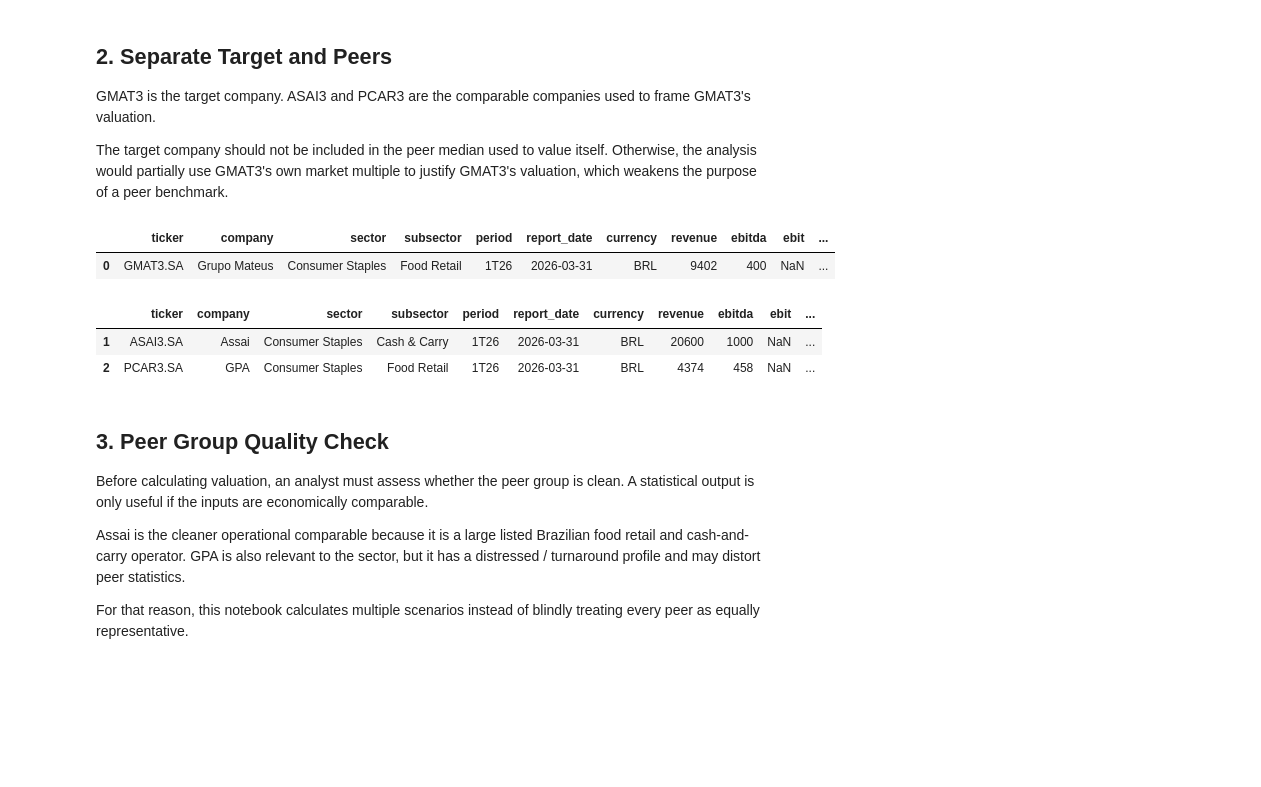
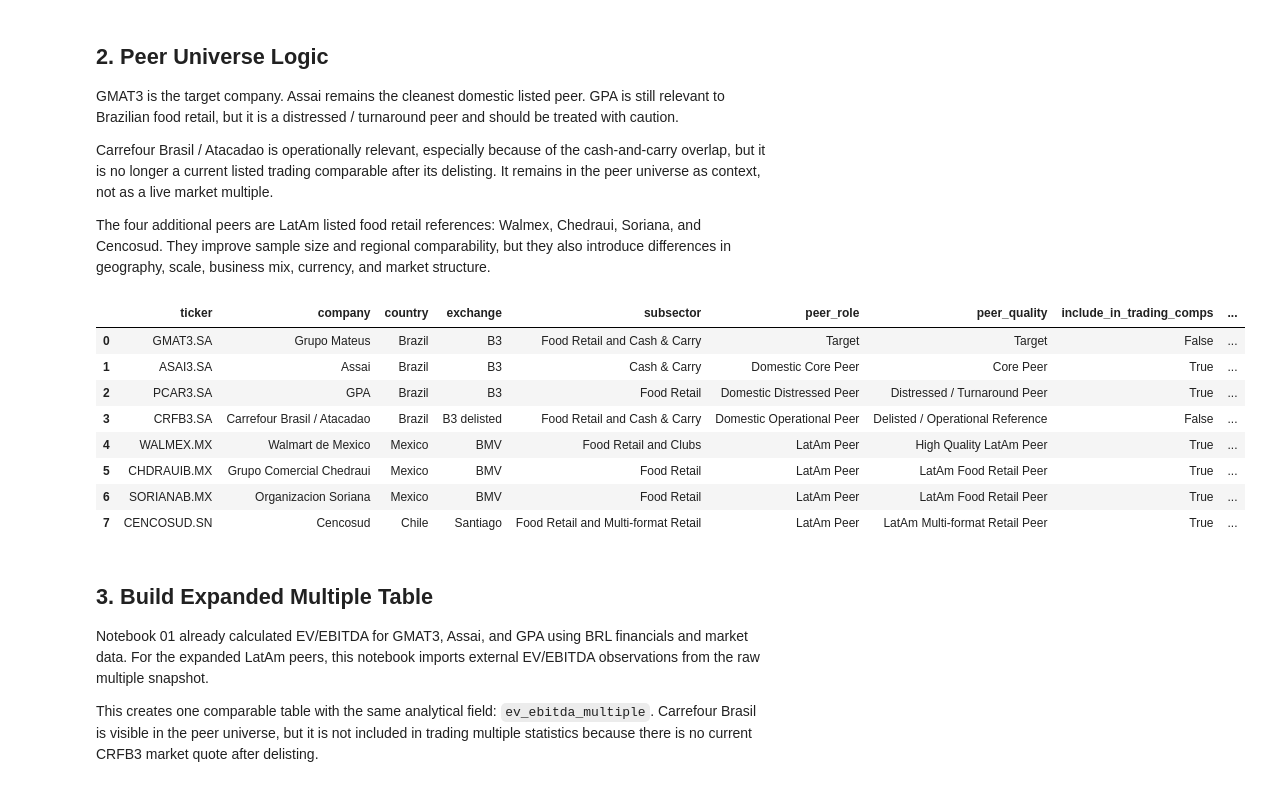
Before and after one commit to giorgiascherer21/gmat3-relative-valuation, a Jupyter notebook: notebooks/02-relative-valuation.ipynb, the cells around one changed output. Saved outputs shown, nothing was run; the diff lists cells and outputs as text; code cells hidden in the pictures; blank space fills up the shorter version.

```diff
--- a/notebooks/02-relative-valuation.ipynb
+++ b/notebooks/02-relative-valuation.ipynb
@@ -20,8 +24,19 @@ The notebook starts by loading the processed dataset created in notebook 01. Thi
 # %%
 processed_data_path = Path("../data/processed/master_valuation_dataset.csv")
+peer_universe_path = Path("../data/raw/peer_universe.csv")
+external_peer_multiples_path = Path("../data/raw/external_peer_multiples.csv")
+
 valuation_df = pd.read_csv(processed_data_path)
+peer_universe_df = pd.read_csv(peer_universe_path)
+external_peer_multiples_df = pd.read_csv(external_peer_multiples_path)
 
-valuation_df
+peer_universe_df["include_in_trading_comps"] = (
+    peer_universe_df["include_in_trading_comps"].astype(str).str.lower().eq("true")
+)
+
+display(valuation_df)
+display(peer_universe_df)
+display(external_peer_multiples_df)
 # %% [output]
 |  | ticker | company | sector | subsector | period | report_date | currency | revenue | ebitda | ebit | ... |
 | 0 | GMAT3.SA | Grupo Mateus | Consumer Staples | Food Retail | 1T26 | 2026-03-31 | BRL | 9402 | 400 | NaN | ... |
@@ -30,29 +59,43 @@ valuation_df
 # %% [markdown]
-## 2. Separate Target and Peers
+## 2. Peer Universe Logic
 
-GMAT3 is the target company. ASAI3 and PCAR3 are the comparable companies used to frame GMAT3's valuation.
+GMAT3 is the target company. Assai remains the cleanest domestic listed peer. GPA is still relevant to Brazilian food retail, but it is a distressed / turnaround peer and should be treated with caution.
 
-The target company should not be included in the peer median used to value itself. Otherwise, the analysis would partially use GMAT3's own market multiple to justify GMAT3's valuation, which weakens the purpose of a peer benchmark.
+Carrefour Brasil / Atacadao is operationally relevant, especially because of the cash-and-carry overlap, but it is no longer a current listed trading comparable after its delisting. It remains in the peer universe as context, not as a live market multiple.
+
+The four additional peers are LatAm listed food retail references: Walmex, Chedraui, Soriana, and Cencosud. They improve sample size and regional comparability, but they also introduce differences in geography, scale, business mix, currency, and market structure.
 # %%
 target_ticker = "GMAT3.SA"
 
-target_df = valuation_df[valuation_df["ticker"] == target_ticker].copy()
-peers_df = valuation_df[valuation_df["ticker"] != target_ticker].copy()
+target_df = valuation_df[valuation_df["ticker"].eq(target_ticker)].copy()
 
-display(target_df)
-display(peers_df)
+peer_universe_display_columns = [
+    "ticker",
+    "company",
+    "country",
+    "exchange",
+    "subsector",
+    "peer_role",
+    "peer_quality",
+    "include_in_trading_comps",
+    "notes",
+]
+
+peer_universe_df[peer_universe_display_columns]
 # %% [output]
-|  | ticker | company | sector | subsector | period | report_date | currency | revenue | ebitda | ebit | ... |
-| 0 | GMAT3.SA | Grupo Mateus | Consumer Staples | Food Retail | 1T26 | 2026-03-31 | BRL | 9402 | 400 | NaN | ... |
+|  | ticker | company | country | exchange | subsector | peer_role | peer_quality | include_in_trading_comps | ... |
+| 0 | GMAT3.SA | Grupo Mateus | Brazil | B3 | Food Retail and Cash & Carry | Target | Target | False | ... |
+| 1 | ASAI3.SA | Assai | Brazil | B3 | Cash & Carry | Domestic Core Peer | Core Peer | True | ... |
+| 2 | PCAR3.SA | GPA | Brazil | B3 | Food Retail | Domestic Distressed Peer | Distressed / Turnaround Peer | True | ... |
+| 3 | CRFB3.SA | Carrefour Brasil / Atacadao | Brazil | B3 delisted | Food Retail and Cash & Carry | Domestic Operational Peer | Delisted / Operational Reference | False | ... |
+| 4 | WALMEX.MX | Walmart de Mexico | Mexico | BMV | Food Retail and Clubs | LatAm Peer | High Quality LatAm Peer | True | ... |
+| 5 | CHDRAUIB.MX | Grupo Comercial Chedraui | Mexico | BMV | Food Retail | LatAm Peer | LatAm Food Retail Peer | True | ... |
+| 6 | SORIANAB.MX | Organizacion Soriana | Mexico | BMV | Food Retail | LatAm Peer | LatAm Food Retail Peer | True | ... |
+| 7 | CENCOSUD.SN | Cencosud | Chile | Santiago | Food Retail and Multi-format Retail | LatAm Peer | LatAm Multi-format Retail Peer | True | ... |
-|  | ticker | company | sector | subsector | period | report_date | currency | revenue | ebitda | ebit | ... |
-| 1 | ASAI3.SA | Assai | Consumer Staples | Cash & Carry | 1T26 | 2026-03-31 | BRL | 20600 | 1000 | NaN | ... |
-| 2 | PCAR3.SA | GPA | Consumer Staples | Food Retail | 1T26 | 2026-03-31 | BRL | 4374 | 458 | NaN | ... |
 # %% [markdown]
-## 3. Peer Group Quality Check
+## 3. Build Expanded Multiple Table
 
-Before calculating valuation, an analyst must assess whether the peer group is clean. A statistical output is only useful if the inputs are economically comparable.
+Notebook 01 already calculated EV/EBITDA for GMAT3, Assai, and GPA using BRL financials and market data. For the expanded LatAm peers, this notebook imports external EV/EBITDA observations from the raw multiple snapshot.
 
-Assai is the cleaner operational comparable because it is a large listed Brazilian food retail and cash-and-carry operator. GPA is also relevant to the sector, but it has a distressed / turnaround profile and may distort peer statistics.
-
-For that reason, this notebook calculates multiple scenarios instead of blindly treating every peer as equally representative.
+This creates one comparable table with the same analytical field: `ev_ebitda_multiple`. Carrefour Brasil is visible in the peer universe, but it is not included in trading multiple statistics because there is no current CRFB3 market quote after delisting.
 # %%
```
Also changed, not shown: parts of 21 cells of this notebook, 18 other files.
